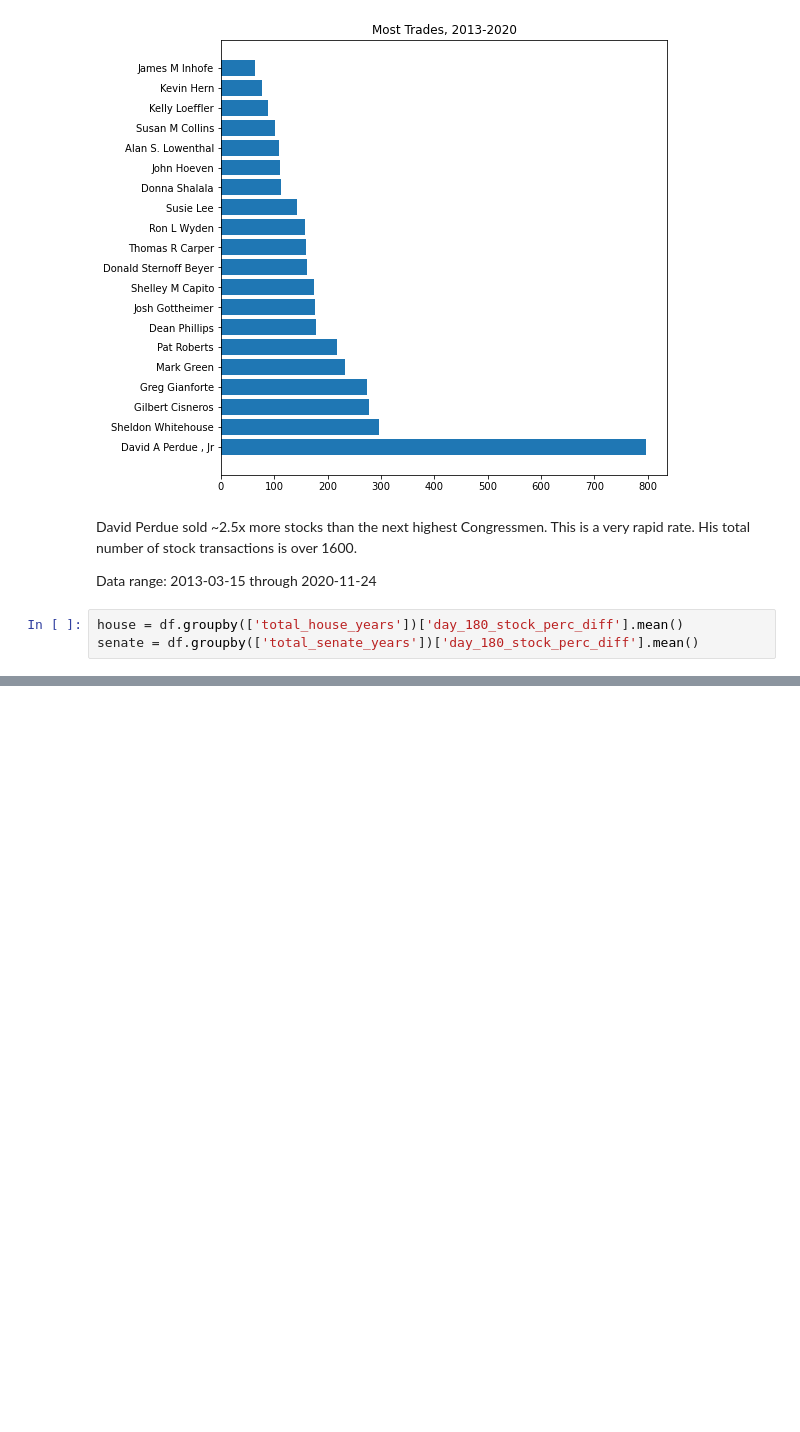
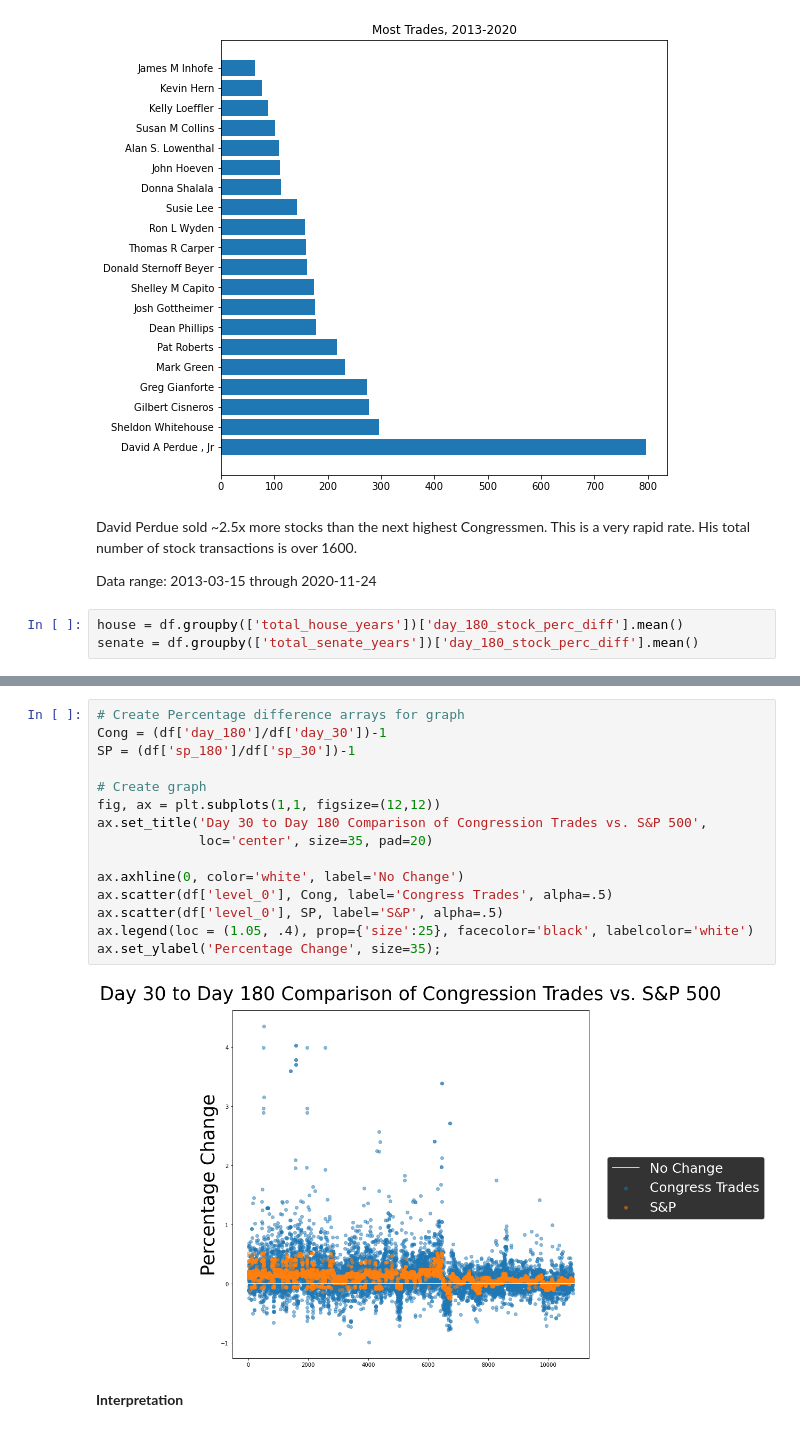
Before and after one commit to megansorel/Congress_Stocks, a Jupyter notebook: EDAVisualizations/EDA_Stock_Performance_transactions_w_visuals.ipynb, the cells around one changed output, grey strips where cells are left out. Drawn from its saved outputs; the diff is of its cells as text; blank space fills up the shorter version.

```diff
--- a/EDAVisualizations/EDA_Stock_Performance_transactions_w_visuals.ipynb
+++ b/EDAVisualizations/EDA_Stock_Performance_transactions_w_visuals.ipynb
@@ -432,0 +515,19 @@ plt.show();
+# %%
+# Create Percentage difference arrays for graph
+Cong = (df['day_180']/df['day_30'])-1
+SP = (df['sp_180']/df['sp_30'])-1
+
+# Create graph
+fig, ax = plt.subplots(1,1, figsize=(12,12))
+ax.set_title('Day 30 to Day 180 Comparison of Congression Trades vs. S&P 500',
+             loc='center', size=35, pad=20)
+
+ax.axhline(0, color='white', label='No Change')
+ax.scatter(df['level_0'], Cong, label='Congress Trades', alpha=.5)
+ax.scatter(df['level_0'], SP, label='S&P', alpha=.5)
+ax.legend(loc = (1.05, .4), prop={'size':25}, facecolor='black', labelcolor='white')
+ax.set_ylabel('Percentage Change', size=35);
+# %% [output]
+[figure, added]
+# %% [markdown]
+**Interpretation**
```
Also changed, not shown: parts of 14 cells of this notebook, 2 other files.
